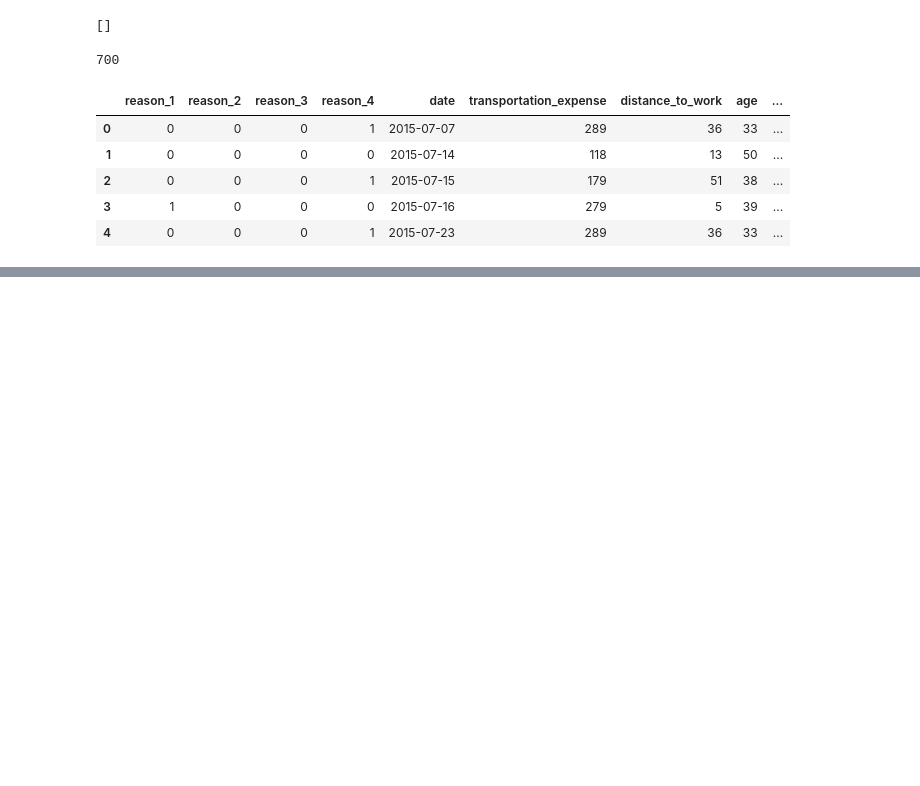
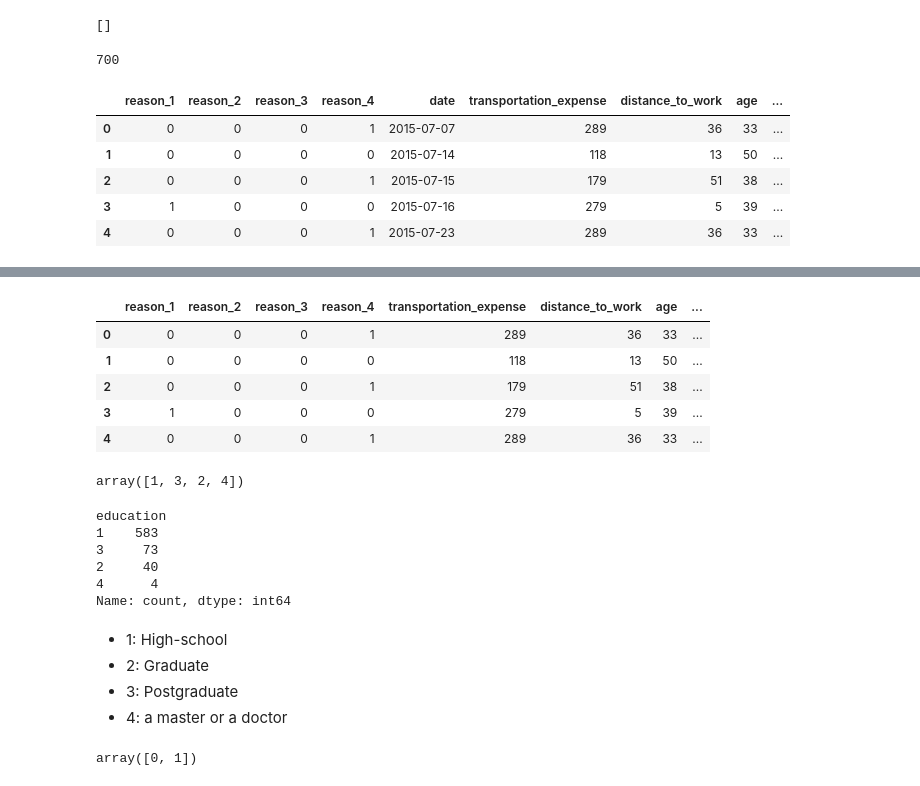
Before and after one commit to PichSereyVathanak/absenteeism_Analysis, a Jupyter notebook: notebook/1_data_preprocessing.ipynb, the cells around one changed output, grey strips where cells are left out. Cells and saved outputs as stored; diff of their text form; code cells hidden in the pictures; blank space fills up the shorter version.

```diff
--- a/notebook/1_data_preprocessing.ipynb
+++ b/notebook/1_data_preprocessing.ipynb
@@ -446,0 +453,5 @@ df_reason_mod.head()
+# %%
+def date_to_weekday(date_value):
+    return date_value.weekday()
+# %%
+df_reason_mod['day_of_the_week'] = df_reason_mod['date'].apply(date_to_weekday)
@@ -446,0 +467,29 @@ df_reason_mod.head()
+# %%
+df_reason_mod = df_reason_mod.drop(['date'], axis =1)
+# %%
+df_reason_mod.head()
+# %% [output]
+|  | reason_1 | reason_2 | reason_3 | reason_4 | transportation_expense | distance_to_work | age | ... |
+| 0 | 0 | 0 | 0 | 1 | 289 | 36 | 33 | ... |
+| 1 | 0 | 0 | 0 | 0 | 118 | 13 | 50 | ... |
+| 2 | 0 | 0 | 0 | 1 | 179 | 51 | 38 | ... |
+| 3 | 1 | 0 | 0 | 0 | 279 | 5 | 39 | ... |
+| 4 | 0 | 0 | 0 | 1 | 289 | 36 | 33 | ... |
+# %%
+df_reason_mod['education'].unique()
+# %% [output]
+array([1, 3, 2, 4])
+# %%
+df_reason_mod['education'].value_counts()
+# %% [output]
+education
+1    583
+3     73
+2     40
+4      4
+Name: count, dtype: int64
+# %% [markdown]
+- 1: High-school
+- 2: Graduate
+- 3: Postgraduate
+- 4: a master or a doctor
@@ -446,0 +504,4 @@ df_reason_mod.head()
+# %%
+df_reason_mod['education'].unique()
+# %% [output]
+array([0, 1])
```
Also changed, not shown: parts of 11 cells of this notebook, 6 other files.
